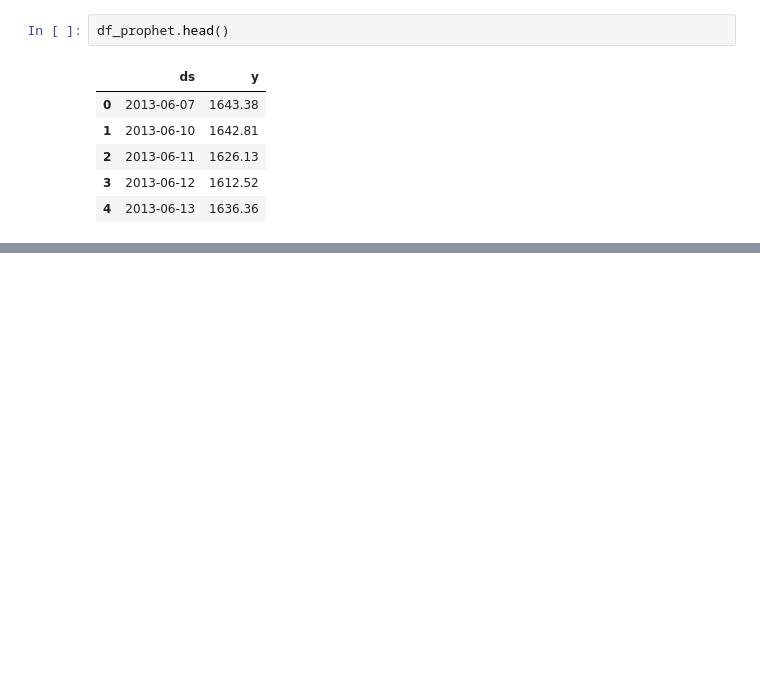
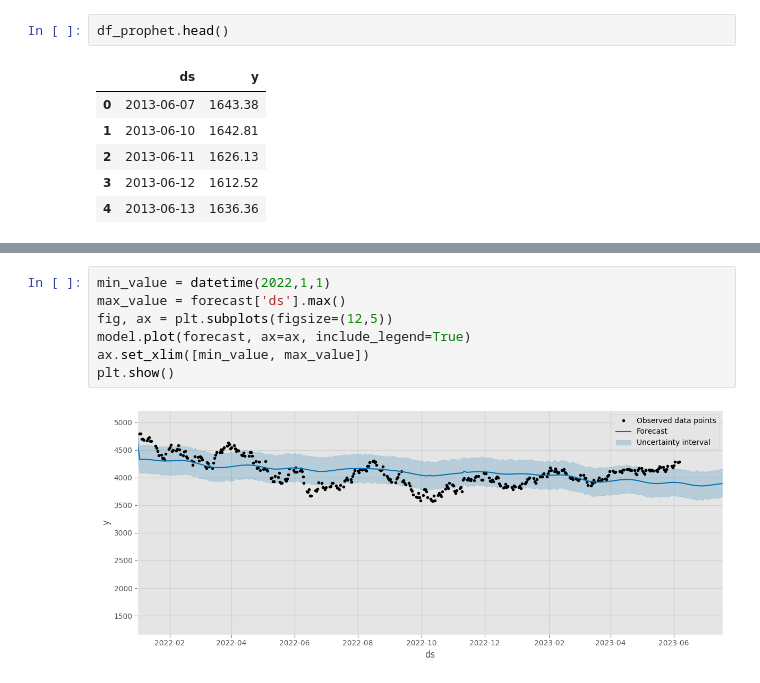
Before and after one commit to Yeuf/sp500_forecast, a Jupyter notebook: sp500_forecast.ipynb, the cells around one changed output, grey strips where cells are left out. Cells and saved outputs as stored; diff of their text form; blank space fills up the shorter version.

```diff
--- a/sp500_forecast.ipynb
+++ b/sp500_forecast.ipynb
@@ -82,3 +85,12 @@ plt.legend()
+# %%
+min_value = datetime(2022,1,1)
+max_value = forecast['ds'].max()
+fig, ax = plt.subplots(figsize=(12,5))
+model.plot(forecast, ax=ax, include_legend=True)
+ax.set_xlim([min_value, max_value])
+plt.show()
+# %% [output]
+[figure, added]
 # %%
 fig2 = model.plot_components(forecast)
 # %% [output]
```
Also changed, not shown: parts of 11 cells of this notebook.
